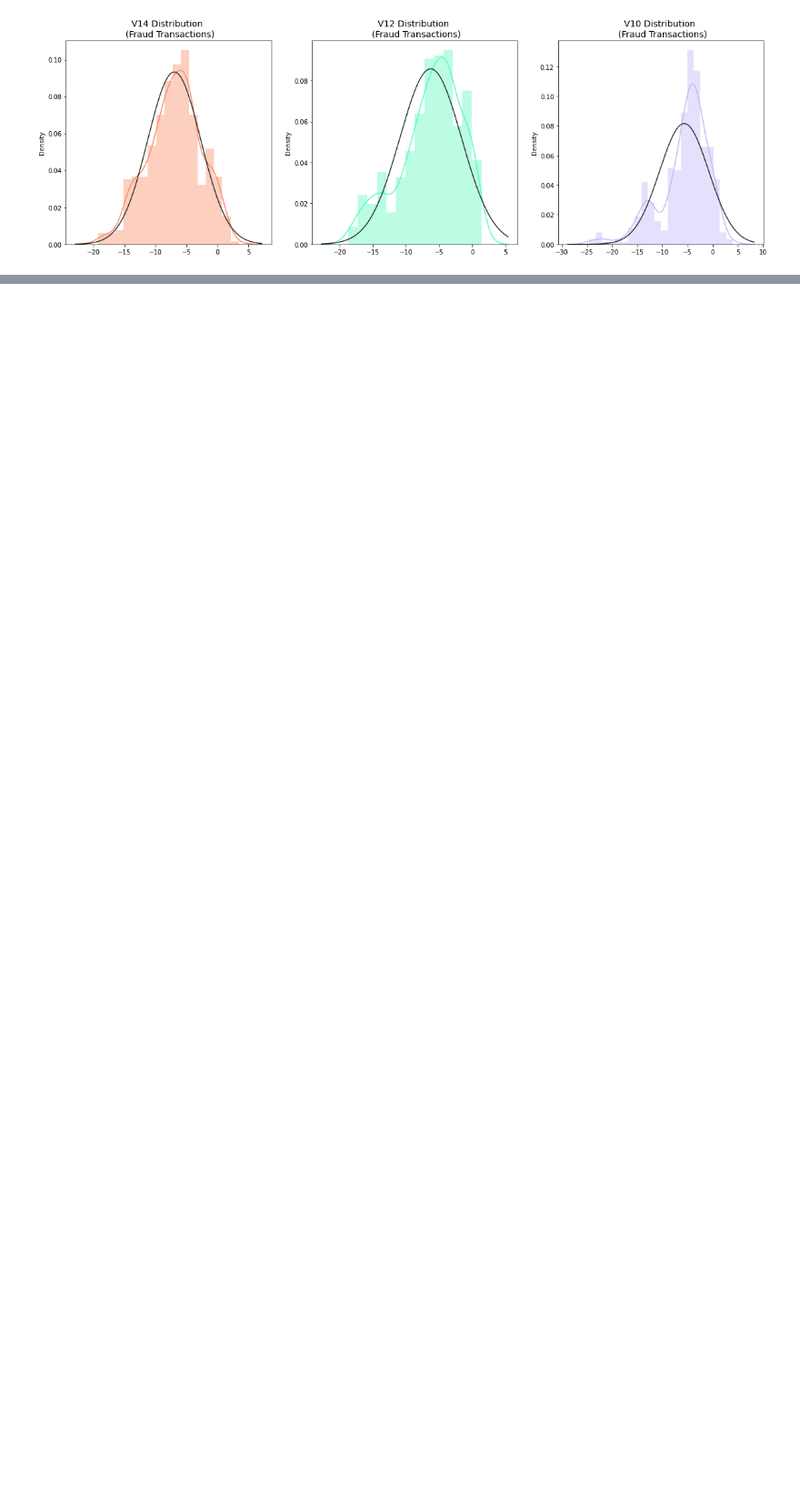
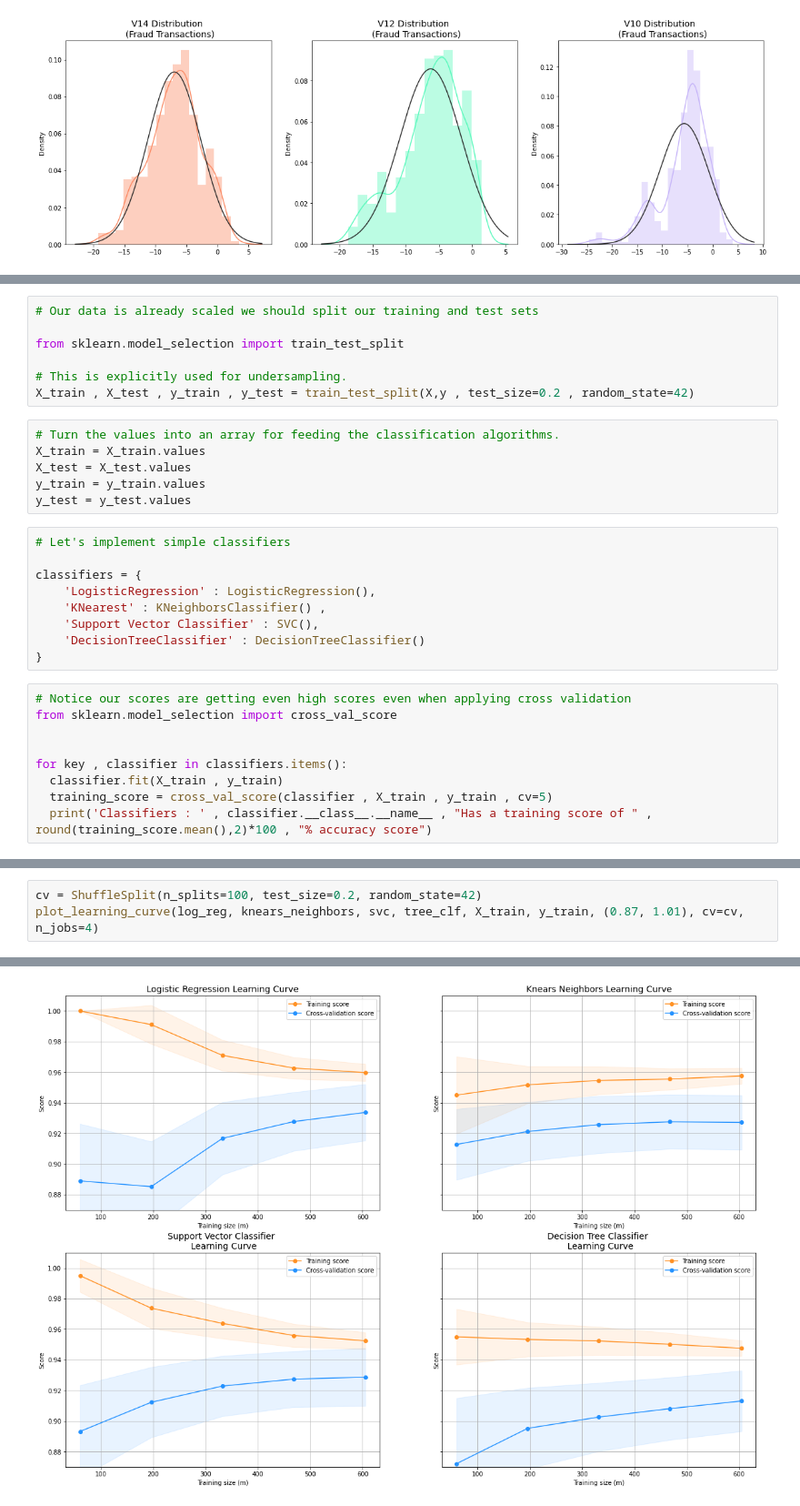
Before and after one commit to abdalrahmenyousifMohamed/ML, a Jupyter notebook: Machine Projects/Credit_Card_Fraud_Detection_With_Machine_Learning_in_Python(just_basic_steps).ipynb, the cells around one changed output, grey strips where cells are left out. Shown at 91% size. Drawn from its saved outputs; the diff is of its cells as text; blank space fills up the shorter version.

```diff
--- a/Machine Projects/Credit_Card_Fraud_Detection_With_Machine_Learning_in_Python(just_basic_steps).ipynb
+++ b/Machine Projects/Credit_Card_Fraud_Detection_With_Machine_Learning_in_Python(just_basic_steps).ipynb
@@ -486,0 +571,31 @@ plt.show()
+# %%
+# Our data is already scaled we should split our training and test sets
+
+from sklearn.model_selection import train_test_split
+
+# This is explicitly used for undersampling.
+X_train , X_test , y_train , y_test = train_test_split(X,y , test_size=0.2 , random_state=42)
+# %%
+# Turn the values into an array for feeding the classification algorithms.
+X_train = X_train.values
+X_test = X_test.values
+y_train = y_train.values
+y_test = y_test.values
+# %%
+# Let's implement simple classifiers
+
+classifiers = {
+    'LogisticRegression' : LogisticRegression(),
+    'KNearest' : KNeighborsClassifier() ,
+    'Support Vector Classifier' : SVC(),
+    'DecisionTreeClassifier' : DecisionTreeClassifier()
+}
+# %%
+# Notice our scores are getting even high scores even when applying cross validation
+from sklearn.model_selection import cross_val_score
+
+
+for key , classifier in classifiers.items():
+  classifier.fit(X_train , y_train)
+  training_score = cross_val_score(classifier , X_train , y_train , cv=5)
+  print('Classifiers : ' , classifier.__class__.__name__ , "Has a training score of " , round(training_score.mean(),2)*100 , "% accuracy score")
@@ -486,0 +819,4 @@ plt.show()
+# %%
+cv = ShuffleSplit(n_splits=100, test_size=0.2, random_state=42)
+plot_learning_curve(log_reg, knears_neighbors, svc, tree_clf, X_train, y_train, (0.87, 1.01), cv=cv, n_jobs=4)
+# %% [output]
@@ -486,0 +824 @@ plt.show()
+[figure, added]
```
Also changed, not shown: parts of 60 cells of this notebook.
